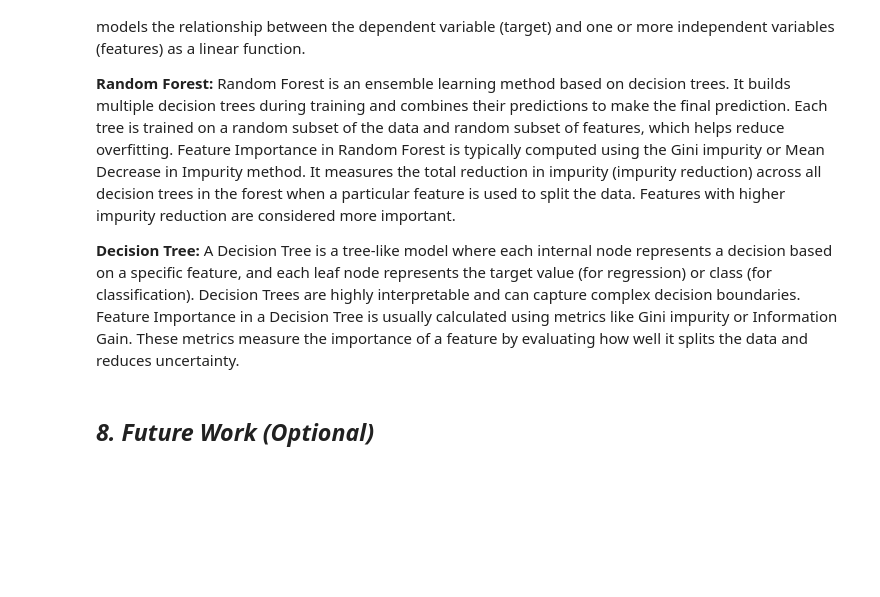
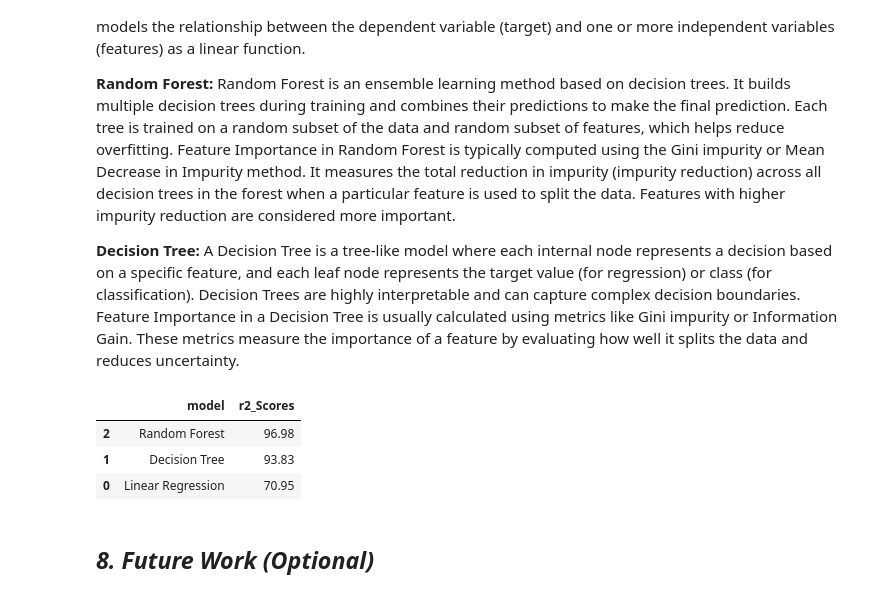
Before and after one commit to hmarathe420/Retail_Sales_Prediction, a Jupyter notebook: Retail_Sales_Prediction.ipynb, the cells around one changed output. Saved outputs shown, nothing was run; the diff lists cells and outputs as text; code cells hidden in the pictures; blank space fills up the shorter version.

```diff
--- a/Retail_Sales_Prediction.ipynb
+++ b/Retail_Sales_Prediction.ipynb
@@ -1867,6 +1867,23 @@ Feature Importance in Random Forest is typically computed using the Gini impurit
 **Decision Tree:**
 A Decision Tree is a tree-like model where each internal node represents a decision based on a specific feature, and each leaf node represents the target value (for regression) or class (for classification). Decision Trees are highly interpretable and can capture complex decision boundaries.
 Feature Importance in a Decision Tree is usually calculated using metrics like Gini impurity or Information Gain. These metrics measure the importance of a feature by evaluating how well it splits the data and reduces uncertainty.
+# %%
+# storing the r2 score of each model
+linear_regression_r2 = round(r2_score(y_test, test_pred)*100,2)
+decision_tree_r2 = round(r2_score(y_test,test_pred_d)*100,2)
+random_forest_r2 = round(r2_score(y_test,test_pred_r)*100,2)
+
+
+# Creating Dataframe for models and their r2 scores
+model_ = pd.DataFrame({'model': ['Linear Regression','Decision Tree','Random Forest'],
+                       'r2_Scores': [linear_regression_r2,decision_tree_r2,random_forest_r2]})
+
+model_.sort_values(by = 'r2_Scores', ascending = False)
+# %% [output]
+|  | model | r2_Scores |
+| 2 | Random Forest | 96.98 |
+| 1 | Decision Tree | 93.83 |
+| 0 | Linear Regression | 70.95 |
 # %% [markdown]
 ## ***8.*** ***Future Work (Optional)***
 # %% [markdown]
```
Also changed, not shown: parts of 14 cells of this notebook.
